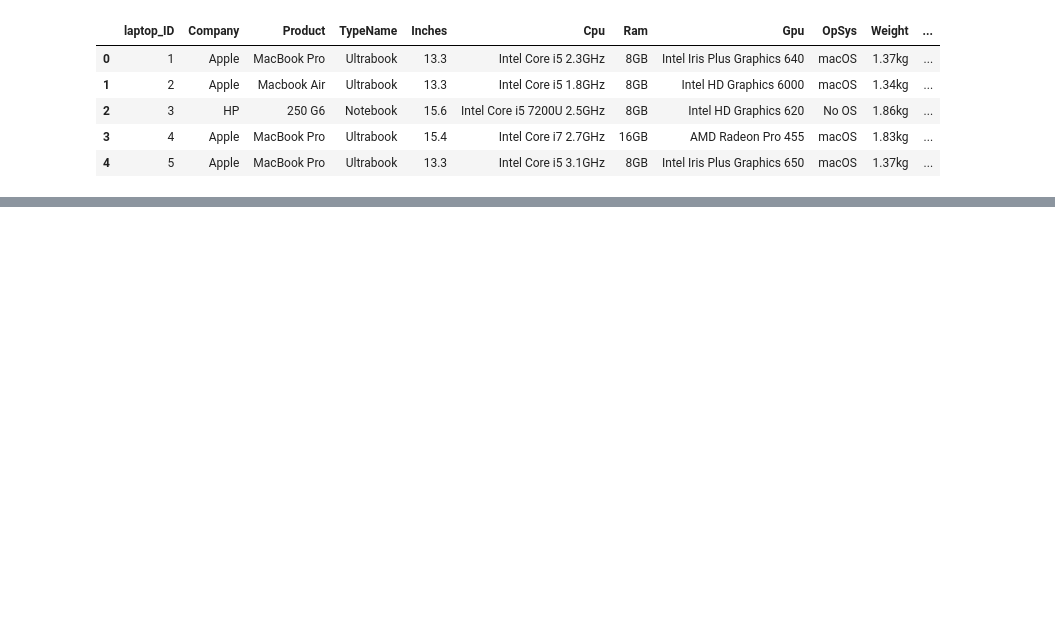
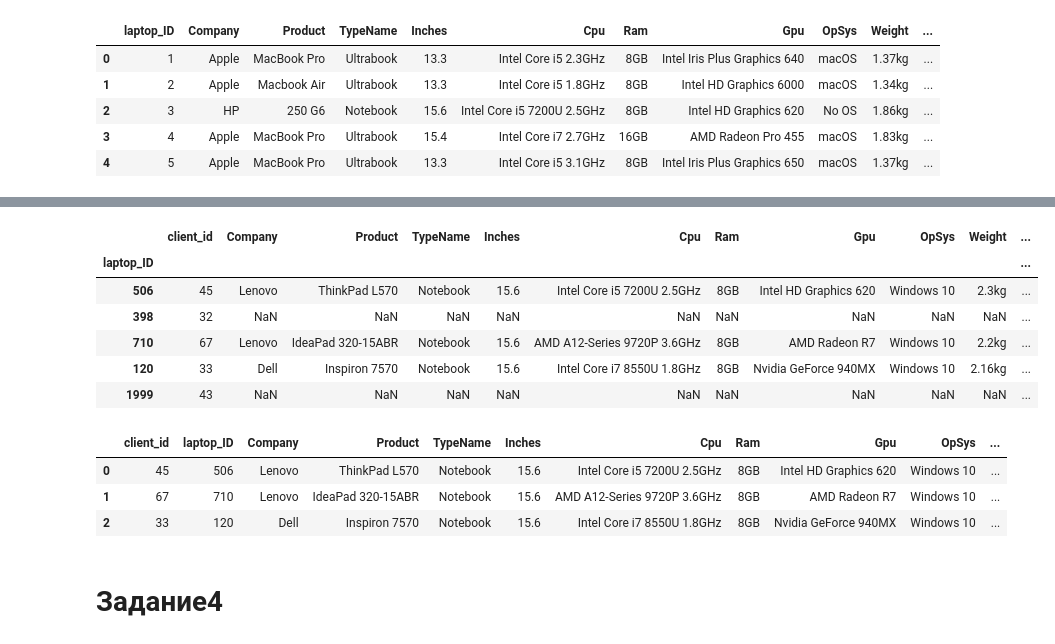
Before and after one commit to Valentinadjdj/DomRabota1, a Jupyter notebook: Untitled4.ipynb, the cells around one changed output, grey strips where cells are left out. Drawn from its saved outputs; the diff is of its cells as text; code cells hidden in the pictures; blank space fills up the shorter version.

```diff
--- a/Untitled4.ipynb
+++ b/Untitled4.ipynb
@@ -320,0 +364,3 @@ df.head()
+# %%
+clients = pd.DataFrame({ 'client_id': [45, 32, 67, 33, 43], 'laptop_ID': [506, 398, 710, 120, 1999] })
+clients
@@ -320,0 +376,4 @@ df.head()
+# %%
+# 1
+clients_lap_id = clients.set_index('laptop_ID')
+clients_lap_id
@@ -320,0 +406,22 @@ df.head()
+# %%
+joined = clients_lap_id.join(laptop)
+joined
+# %% [output]
+|  | client_id | Company | Product | TypeName | Inches | Cpu | Ram | Gpu | OpSys | Weight | ... |
+| laptop_ID |  |  |  |  |  |  |  |  |  |  | ... |
+| 506 | 45 | Lenovo | ThinkPad L570 | Notebook | 15.6 | Intel Core i5 7200U 2.5GHz | 8GB | Intel HD Graphics 620 | Windows 10 | 2.3kg | ... |
+| 398 | 32 | NaN | NaN | NaN | NaN | NaN | NaN | NaN | NaN | NaN | ... |
+| 710 | 67 | Lenovo | IdeaPad 320-15ABR | Notebook | 15.6 | AMD A12-Series 9720P 3.6GHz | 8GB | AMD Radeon R7 | Windows 10 | 2.2kg | ... |
+| 120 | 33 | Dell | Inspiron 7570 | Notebook | 15.6 | Intel Core i7 8550U 1.8GHz | 8GB | Nvidia GeForce 940MX | Windows 10 | 2.16kg | ... |
+| 1999 | 43 | NaN | NaN | NaN | NaN | NaN | NaN | NaN | NaN | NaN | ... |
+# %%
+# 2
+merged = clients.merge(laptop, on='laptop_ID')
+merged
+# %% [output]
+|  | client_id | laptop_ID | Company | Product | TypeName | Inches | Cpu | Ram | Gpu | OpSys | ... |
+| 0 | 45 | 506 | Lenovo | ThinkPad L570 | Notebook | 15.6 | Intel Core i5 7200U 2.5GHz | 8GB | Intel HD Graphics 620 | Windows 10 | ... |
+| 1 | 67 | 710 | Lenovo | IdeaPad 320-15ABR | Notebook | 15.6 | AMD A12-Series 9720P 3.6GHz | 8GB | AMD Radeon R7 | Windows 10 | ... |
+| 2 | 33 | 120 | Dell | Inspiron 7570 | Notebook | 15.6 | Intel Core i7 8550U 1.8GHz | 8GB | Nvidia GeForce 940MX | Windows 10 | ... |
+# %% [markdown]
+# **Задание4**
```
Also changed, not shown: parts of 19 cells of this notebook.
